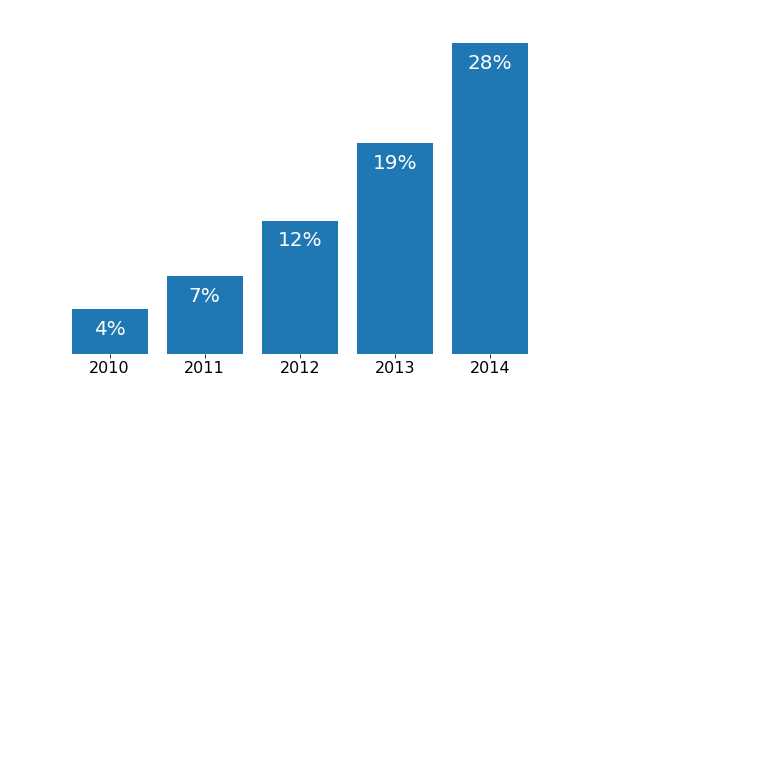
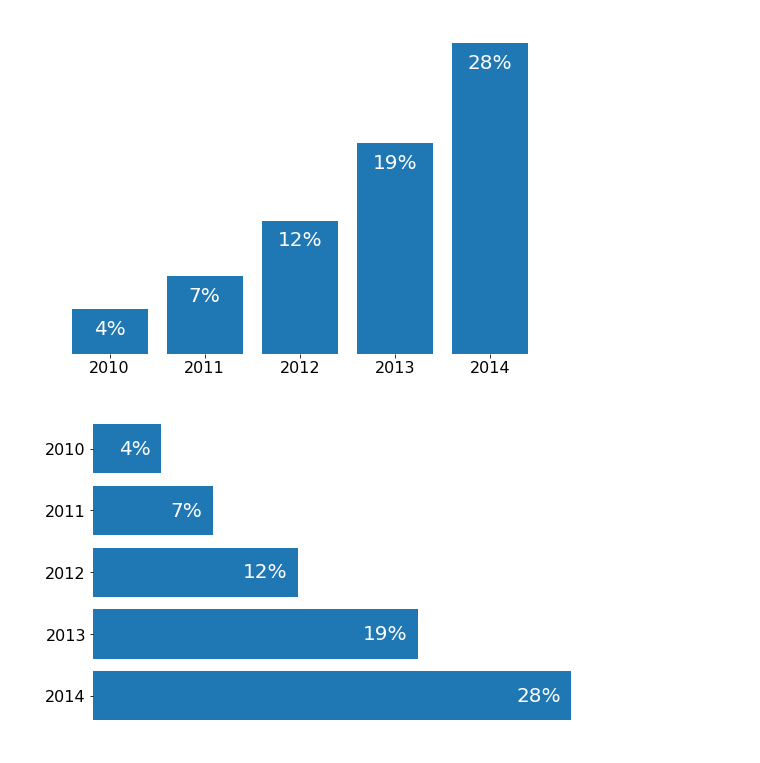
Before and after one commit to coreygirard/less, a Jupyter notebook: demo.ipynb, the cells around one changed output. Saved outputs shown, nothing was run; the diff lists cells and outputs as text; code cells hidden in the pictures; blank space fills up the shorter version.

```diff
--- a/demo.ipynb
+++ b/demo.ipynb
@@ -142,3 +144,22 @@ chart['exp'].label(loc='top',
 chart.render()
 # %% [output]
 [figure]
+# %%
+x = [4, 7, 12, 19, 28]
+y = ['2010', '2011', '2012', '2013', '2014']
+
+chart = less.Chart(9, 6)
+
+chart.hbar(name='exp', x=x, y=y)
+chart.spine.left.ticks.major(labels=y, fontsize=16)
+
+chart['exp'].label(loc='right',
+                   parse=lambda s: '{0}%'.format(s),
+                   fontsize=20,
+                   color='white')
+
+
+
+chart.render()
+# %% [output]
+[figure, added]
```
Also changed, not shown: parts of 1 cell of this notebook, 2 other files.
